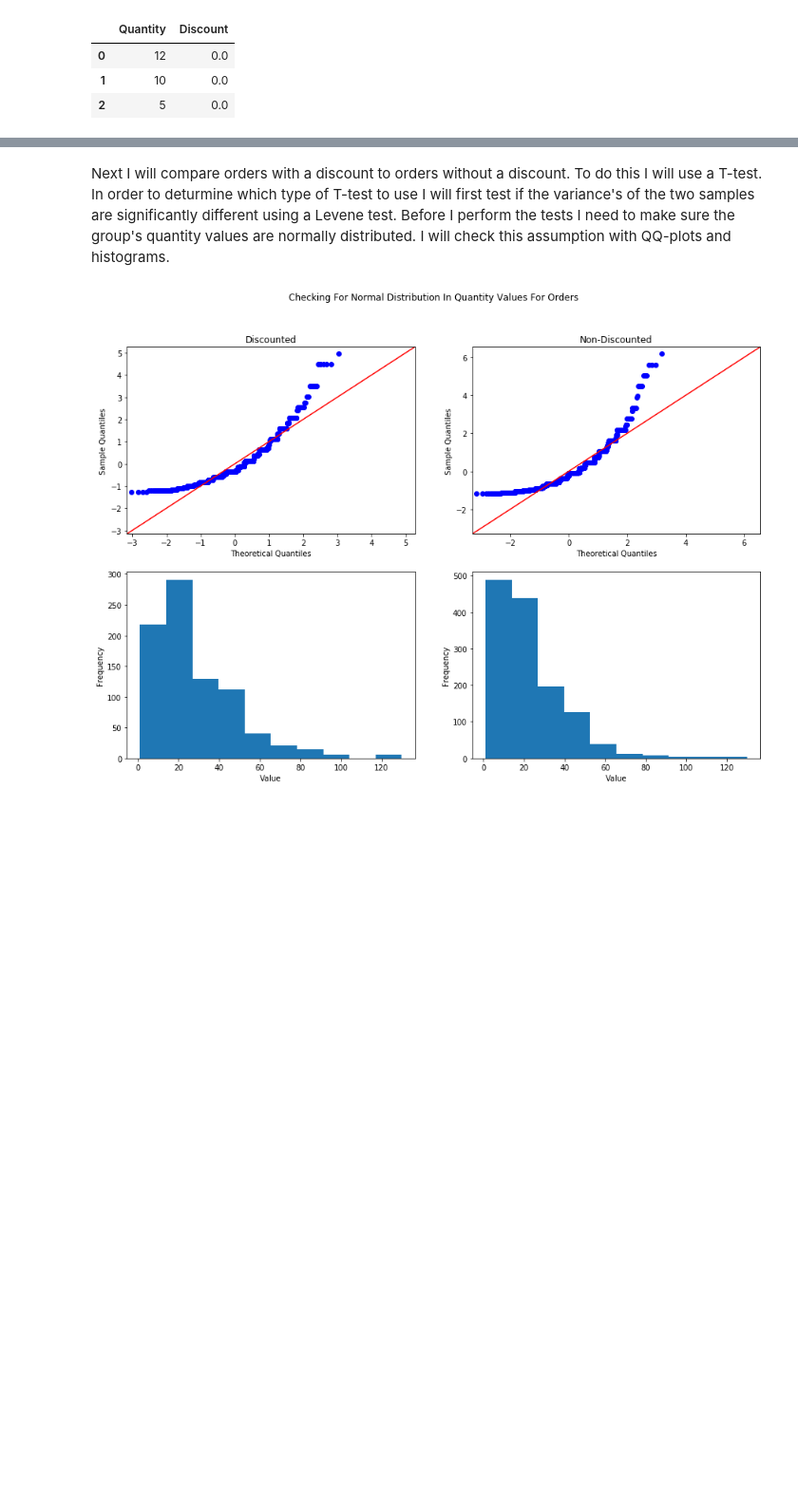
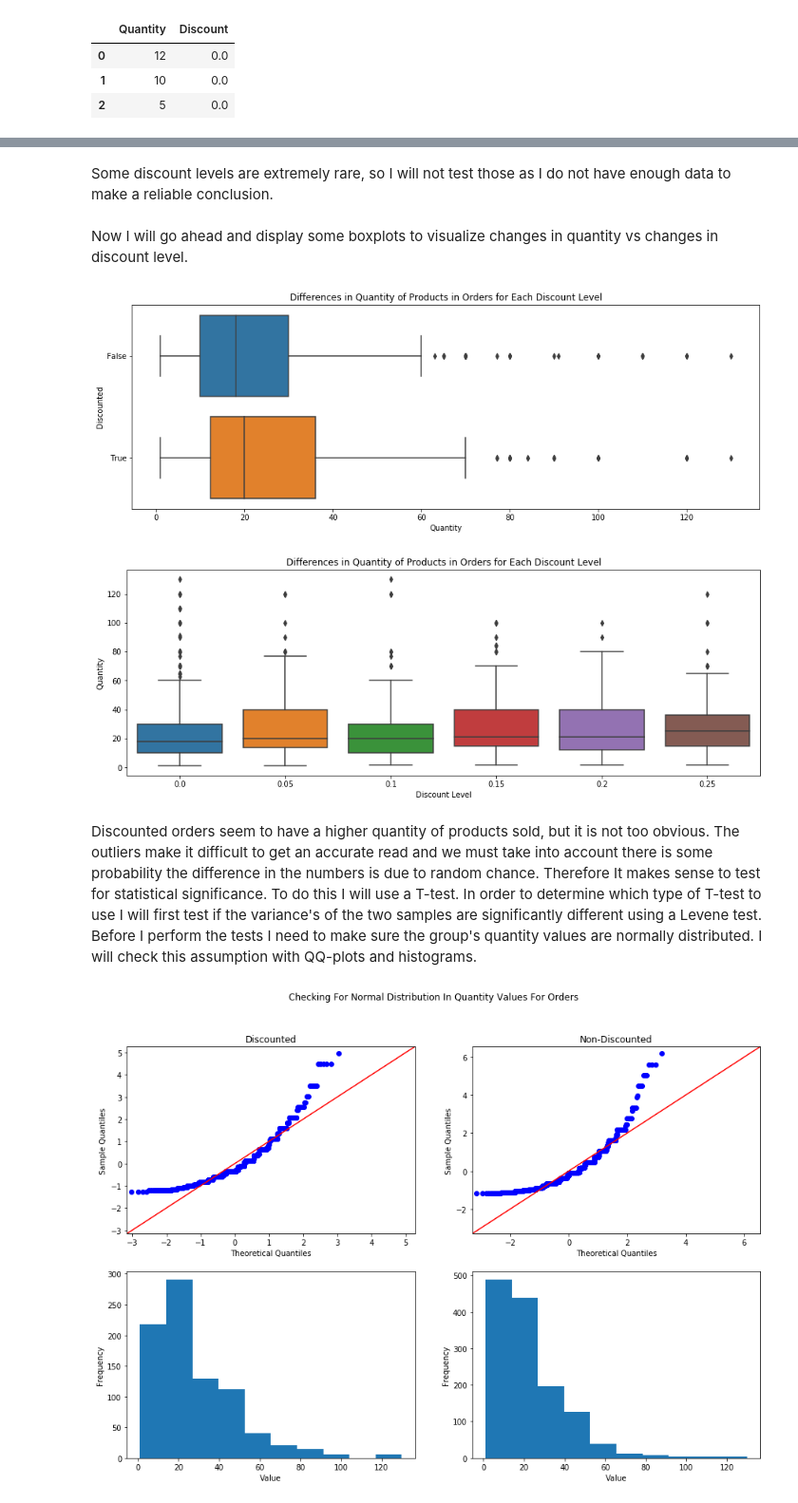
Before and after one commit to georgewillben/Northwind-Database-Statistical-Tests-Module-3-Project, a Jupyter notebook: Northwind_Statistical_Tests.ipynb, the cells around one changed output, grey strips where cells are left out. Shown: that part at 95% size. Saved outputs shown, nothing was run; the diff lists cells and outputs as text; code cells hidden in the pictures; blank space fills up the shorter version.

```diff
--- a/Northwind_Statistical_Tests.ipynb
+++ b/Northwind_Statistical_Tests.ipynb
@@ -80,0 +102,2 @@ df.head(3)
+# %% [markdown]
+Some discount levels are extremely rare, so I will not test those as I do not have enough data to make a reliable conclusion.
@@ -81,3 +109,22 @@ df.head(3)
+# %% [markdown]
+Now I will go ahead and display some boxplots to visualize changes in quantity vs changes in discount level.
+# %%
+# create boxplots to show differences in quantity for different discount levels
+# discounts in general
+plt.figure(figsize=(15, 5))
+sns.boxplot( x=df['Quantity'], y=df['Discount'] > 0, orient='h')
+plt.ylabel('Discounted')
+plt.title('Differences in Quantity of Products in Orders for Each Discount Level')
+plt.show()
+# each discount level
+plt.figure(figsize=(15, 5))
+sns.boxplot(x=df['Discount'], y=df['Quantity'])
+plt.xlabel('Discount Level')
+plt.title('Differences in Quantity of Products in Orders for Each Discount Level')
+plt.show()
+# %% [output]
+[figure, added]
+[figure, added]
 # %% [markdown]
-Next I will compare orders with a discount to orders without a discount. To do this I will use a T-test. In order to deturmine which type of T-test to use I will first test if the variance's of the two samples are significantly different using a Levene test. Before I perform the tests I need to make sure the group's quantity values are normally distributed. I will check this assumption with QQ-plots and histograms.
+Discounted orders seem to have a higher quantity of products sold, but it is not too obvious. The outliers make it difficult to get an accurate read and we must take into account there is some probability the difference in the numbers is due to random chance. Therefore It makes sense to test for statistical significance. To do this I will use a T-test. In order to determine which type of T-test to use I will first test if the variance's of the two samples are significantly different using a Levene test. Before I perform the tests I need to make sure the group's quantity values are normally distributed. I will check this assumption with QQ-plots and histograms.
 # %%
```
Also changed, not shown: parts of 13 cells of this notebook.
